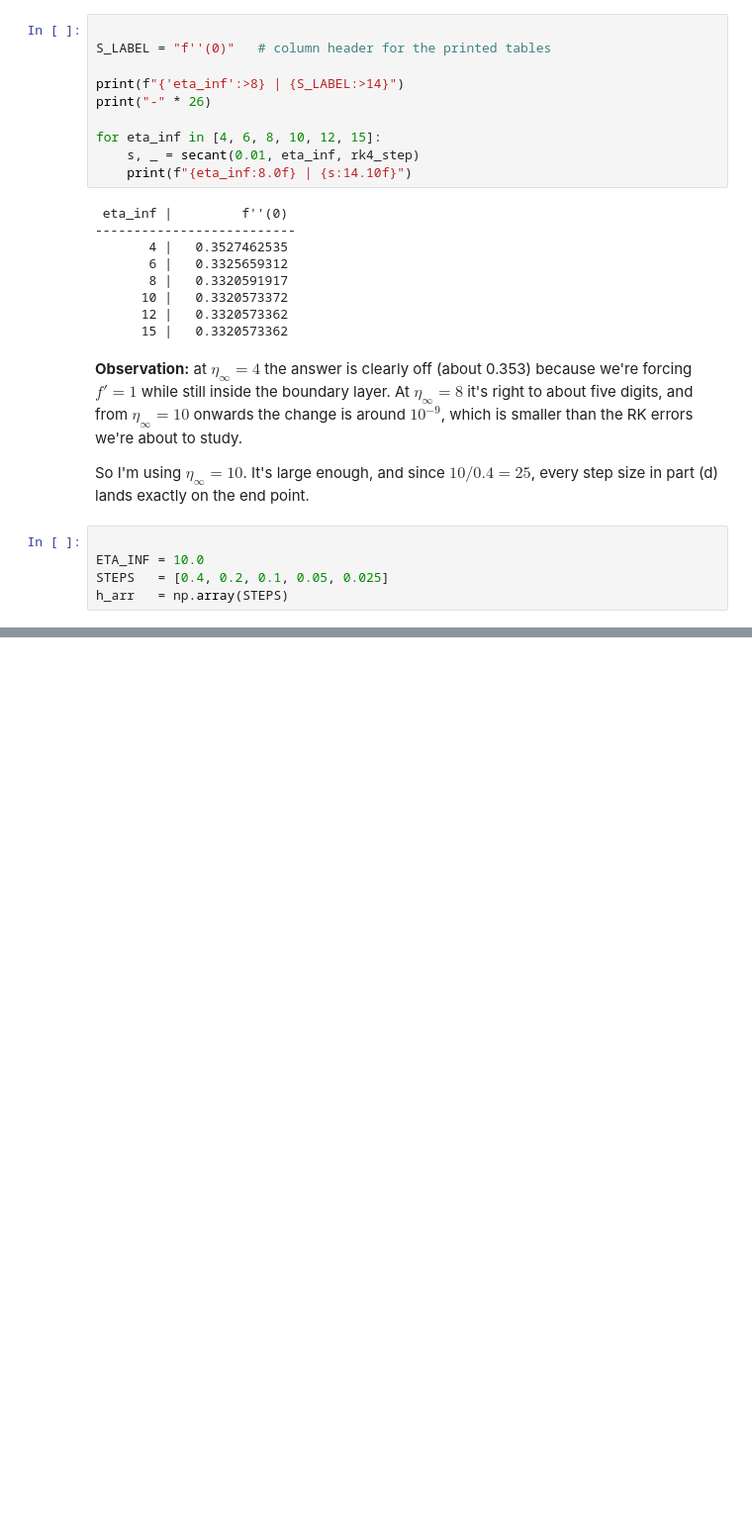
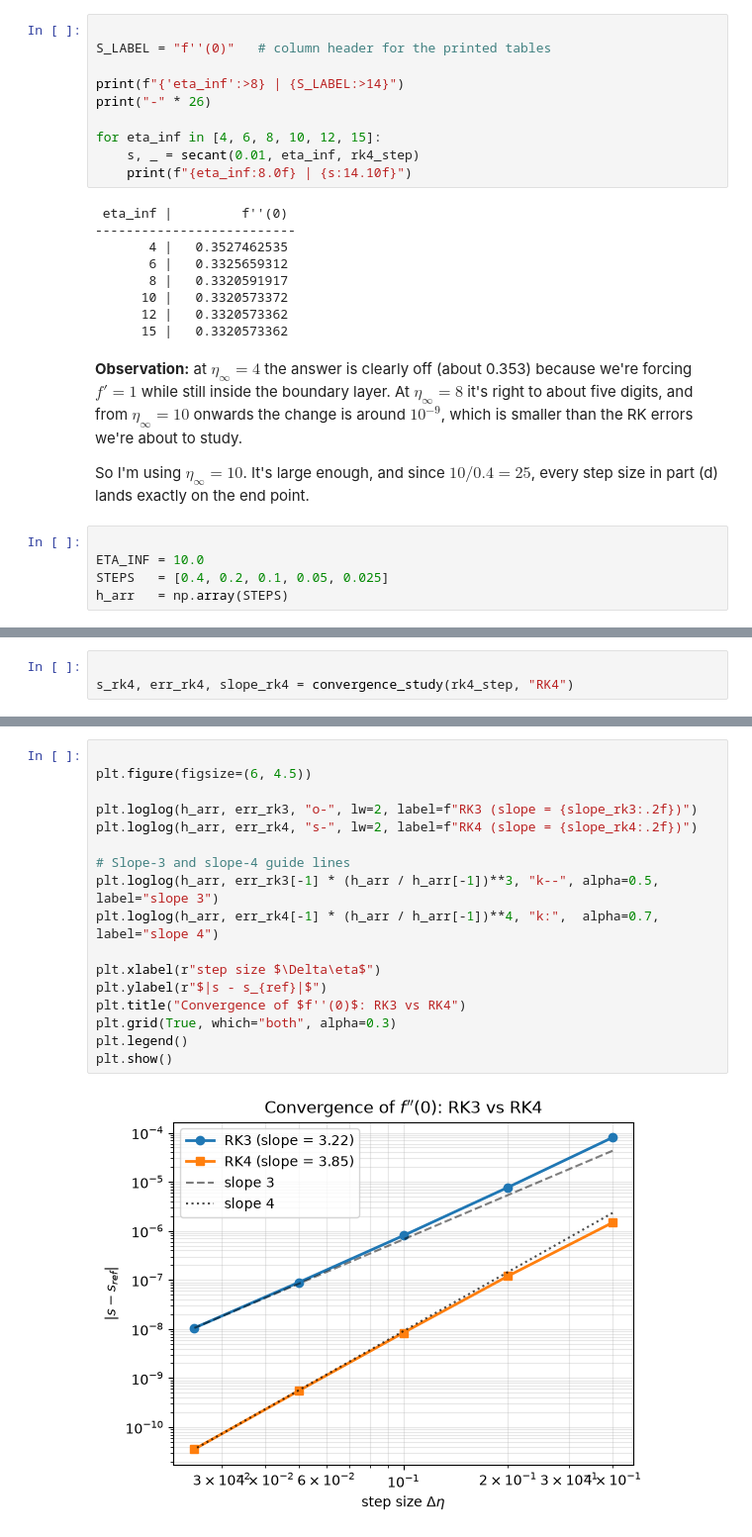
Before and after one commit to Saivighnesh15/AE801_2026, a Jupyter notebook: SC26M018_BVP.ipynb, the cells around one changed output, grey strips where cells are left out. Shown at 99% size. Drawn from its saved outputs; the diff is of its cells as text; blank space fills up the shorter version.

```diff
--- a/SC26M018_BVP.ipynb
+++ b/SC26M018_BVP.ipynb
@@ -189,0 +320,3 @@ h_arr   = np.array(STEPS)
+# %%
+
+s_rk4, err_rk4, slope_rk4 = convergence_study(rk4_step, "RK4")
@@ -189,0 +334,19 @@ h_arr   = np.array(STEPS)
+# %%
+
+plt.figure(figsize=(6, 4.5))
+
+plt.loglog(h_arr, err_rk3, "o-", lw=2, label=f"RK3 (slope = {slope_rk3:.2f})")
+plt.loglog(h_arr, err_rk4, "s-", lw=2, label=f"RK4 (slope = {slope_rk4:.2f})")
+
+# Slope-3 and slope-4 guide lines
+plt.loglog(h_arr, err_rk3[-1] * (h_arr / h_arr[-1])**3, "k--", alpha=0.5, label="slope 3")
+plt.loglog(h_arr, err_rk4[-1] * (h_arr / h_arr[-1])**4, "k:",  alpha=0.7, label="slope 4")
+
+plt.xlabel(r"step size $\Delta\eta$")
+plt.ylabel(r"$|s - s_{ref}|$")
+plt.title("Convergence of $f''(0)$: RK3 vs RK4")
+plt.grid(True, which="both", alpha=0.3)
+plt.legend()
+plt.show()
+# %% [output]
+[figure, added]
```
Also changed, not shown: parts of 12 cells of this notebook.
